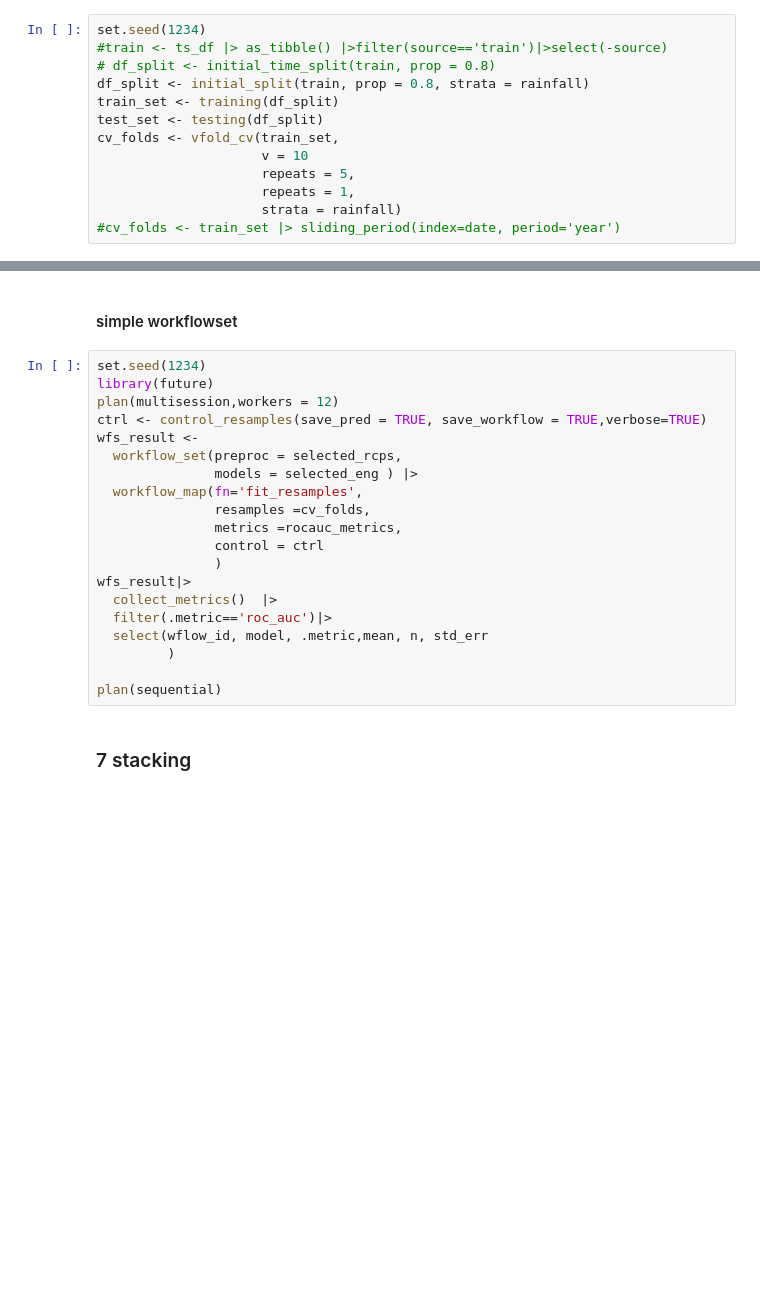
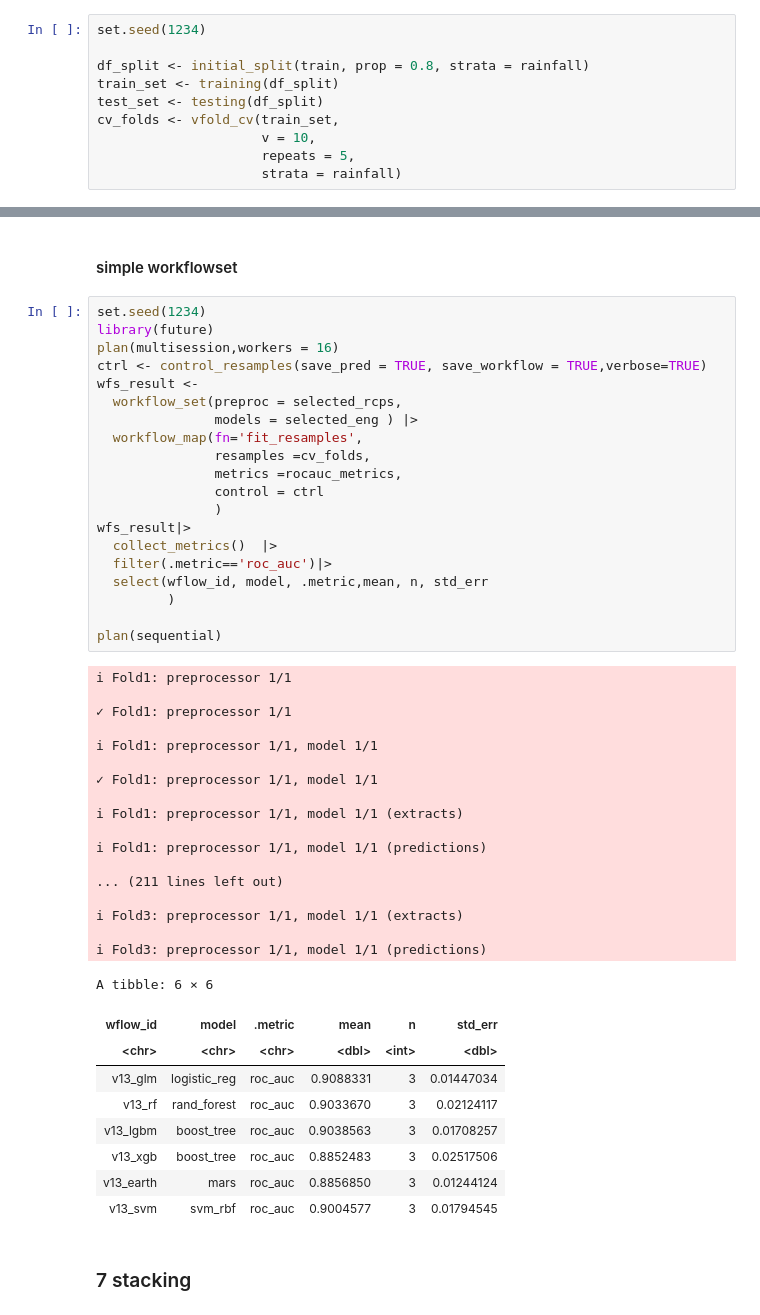
Before and after one commit to Wang-Yong2018/kaggle_s5e3_rainfall_prediction, a Jupyter notebook: rainfall_roc_auc_workflow.ipynb, the cells around one changed output, grey strips where cells are left out. Cells and saved outputs as stored; diff of their text form; blank space fills up the shorter version.

```diff
--- a/rainfall_roc_auc_workflow.ipynb
+++ b/rainfall_roc_auc_workflow.ipynb
@@ -94,17 +119,14 @@ there is no big change found
 #### split/cv
 # %%
 set.seed(1234)
-#train <- ts_df |> as_tibble() |>filter(source=='train')|>select(-source)
-# df_split <- initial_time_split(train, prop = 0.8)
+
 df_split <- initial_split(train, prop = 0.8, strata = rainfall)
 train_set <- training(df_split)
 test_set <- testing(df_split)
 cv_folds <- vfold_cv(train_set,
-                     v = 10
+                     v = 10,
                      repeats = 5,
-                     repeats = 1,
                      strata = rainfall)
-#cv_folds <- train_set |> sliding_period(index=date, period='year')
 # %% [markdown]
 ### 4. Preprocessing Recipe ----
 
@@ -417,23 +370,50 @@ simple_wf_fit <-
 # %%
 set.seed(1234)
 library(future)
-plan(multisession,workers = 12)
+plan(multisession,workers = 16)
 ctrl <- control_resamples(save_pred = TRUE, save_workflow = TRUE,verbose=TRUE)
 wfs_result <-
   workflow_set(preproc = selected_rcps,
                models = selected_eng ) |>
   workflow_map(fn='fit_resamples',
                resamples =cv_folds,
                metrics =rocauc_metrics,
                control = ctrl
                )
 wfs_result|>
   collect_metrics()  |>
   filter(.metric=='roc_auc')|>
   select(wflow_id, model, .metric,mean, n, std_err
          )
 
 plan(sequential)
+# %% [output]
+i Fold1: preprocessor 1/1
+
+✓ Fold1: preprocessor 1/1
+
+i Fold1: preprocessor 1/1, model 1/1
+
+✓ Fold1: preprocessor 1/1, model 1/1
+
+i Fold1: preprocessor 1/1, model 1/1 (extracts)
+
+i Fold1: preprocessor 1/1, model 1/1 (predictions)
+
+... (211 lines left out)
+
+i Fold3: preprocessor 1/1, model 1/1 (extracts)
+
+i Fold3: preprocessor 1/1, model 1/1 (predictions)
+A tibble: 6 × 6
+| wflow_id | model | .metric | mean | n | std_err |
+| <chr> | <chr> | <chr> | <dbl> | <int> | <dbl> |
+| v13_glm | logistic_reg | roc_auc | 0.9088331 | 3 | 0.01447034 |
+| v13_rf | rand_forest | roc_auc | 0.9033670 | 3 | 0.02124117 |
+| v13_lgbm | boost_tree | roc_auc | 0.9038563 | 3 | 0.01708257 |
+| v13_xgb | boost_tree | roc_auc | 0.8852483 | 3 | 0.02517506 |
+| v13_earth | mars | roc_auc | 0.8856850 | 3 | 0.01244124 |
+| v13_svm | svm_rbf | roc_auc | 0.9004577 | 3 | 0.01794545 |
 # %% [markdown]
 ### 7 stacking
 # %%
```
Also changed, not shown: parts of 22 cells of this notebook, 2 other files.
